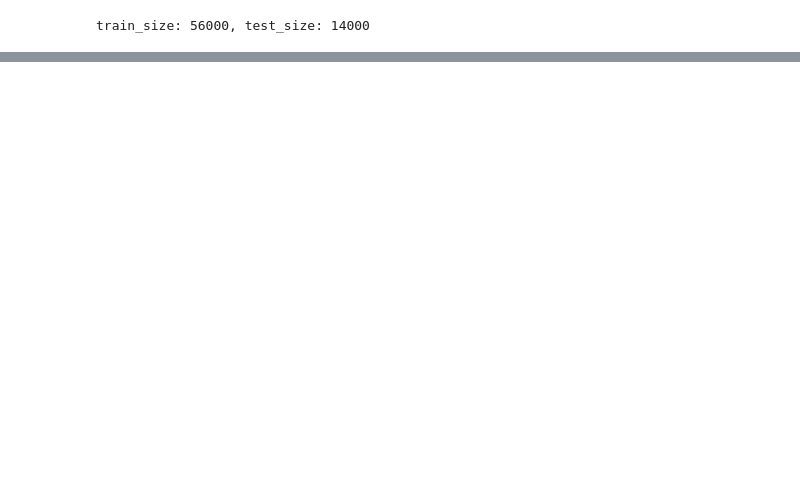
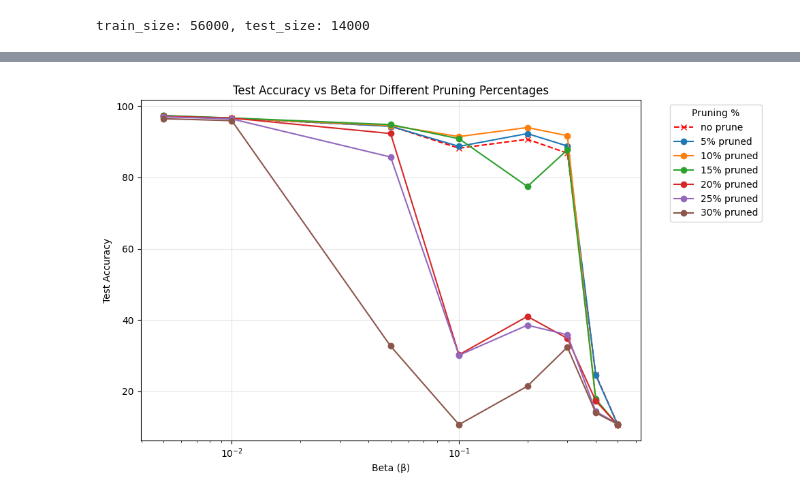
Before and after one commit to InformationPlanesDecompositions/nn-vib, a Jupyter notebook: testing/vib_lenet_300_100_prune_testing.ipynb, the cells around one changed output, grey strips where cells are left out. Cells and saved outputs as stored; diff of their text form; code cells hidden in the pictures; blank space fills up the shorter version.

```diff
--- a/testing/vib_lenet_300_100_prune_testing.ipynb
+++ b/testing/vib_lenet_300_100_prune_testing.ipynb
@@ -44,22 +51,2 @@ betas = [0.1, 0.05, 0.01, 0.005, 0.001, 0.0005, 0.0001, 0.00005, 0.00001]
 # %% [output]
 train_size: 56000, test_size: 14000
-# %%
-og_acc_list = []
-pruned_acc_list = []
-og_kll = []
-pruned_kll = []
-
-
-for b in tqdm(betas):
-    pruned_model = copy.deepcopy(model)
-    pruned_model, effective_z, kl_scores = vib_prune_by_kl_contribution(
-        pruned_model, train_loader, device, keep_ratio=0.5, beta=b
-    )
-
-    _, pruned_test_acc, pruned_kl, _ = evaluate(pruned_model, test_loader, device, beta=b)
-    _, og_test_acc, og_kl, _ = evaluate(model, test_loader, device, beta=b)
-
-    og_acc_list.append(og_test_acc)
-    pruned_acc_list.append(pruned_test_acc)
-    og_kll.append(og_kl)
-    pruned_kll.append(pruned_kl)
@@ -100,0 +53,34 @@ diff: -19.843 -> og: 93.721, pruned: 73.879, og_kl: 3.3306987285614014, pruned_k
+# %%
+plt.figure(figsize=(10, 6))
+plt.plot(betas, og_acc_list, marker='x', linestyle='--', color='r', label='no prune')
+
+PRUNE_PERCS = [0.05, 0.10, 0.15, 0.20, 0.25, 0.30]
+for prune_perc in PRUNE_PERCS:
+    pruned_acc_list = []
+    for b in tqdm(betas):
+        model = VIBLeNet(z_dim=z_dim).to(device)
+        weights = load_weights(f'../weights/vib_lenet_300_100_mnist_{b}.pth', verbose=False)
+        model.load_state_dict(weights)
+        original_model = copy.deepcopy(model)
+
+        pruned_model = copy.deepcopy(original_model)
+        for layer_name in layer_names:
+            module = dict(pruned_model.named_modules())[layer_name]
+            prune.l1_unstructured(module, name='weight', amount=prune_perc)
+
+        test_loss, test_acc = evaluate(pruned_model, test_loader, device, beta=b)
+        pruned_acc_list.append(test_acc)
+
+    plt.plot(betas, pruned_acc_list, label=f'{prune_perc*100:.0f}% pruned', marker='o')
+
+plt.xscale('log')
+plt.xlabel('Beta (β)')
+plt.ylabel('Test Accuracy')
+plt.title('Test Accuracy vs Beta for Different Pruning Percentages')
+plt.legend(title='Pruning %', bbox_to_anchor=(1.05, 1), loc='upper left')
+plt.grid(True, alpha=0.3)
+plt.tight_layout()
+plt.savefig('../plots/acc_v_beta/vib_lenet_300_100_mnist_beta_vs_pruned_acc.png', dpi=300, bbox_inches='tight')
+plt.show()
+# %% [output]
+[figure, added]
```
Also changed, not shown: parts of 11 cells of this notebook, 11 other files.
